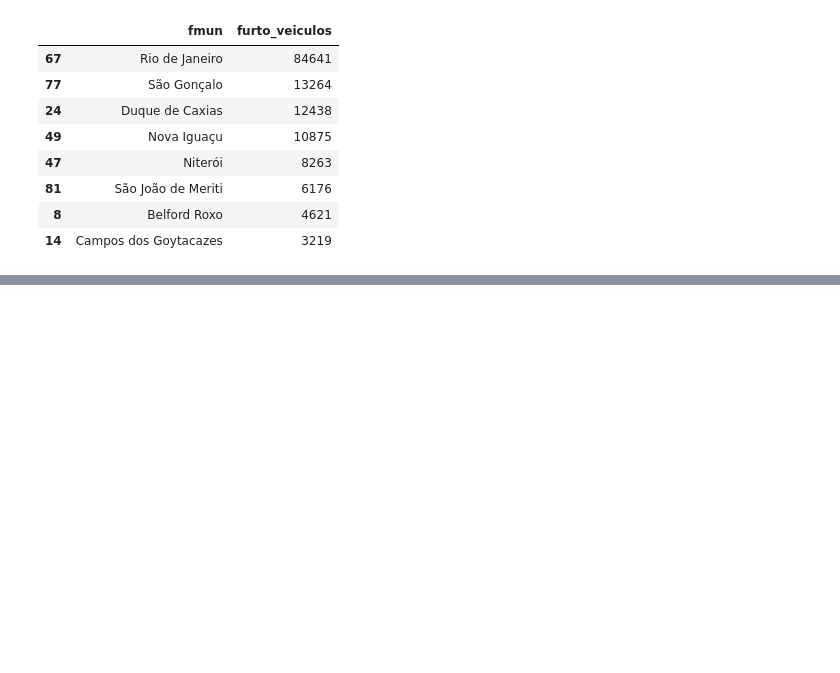
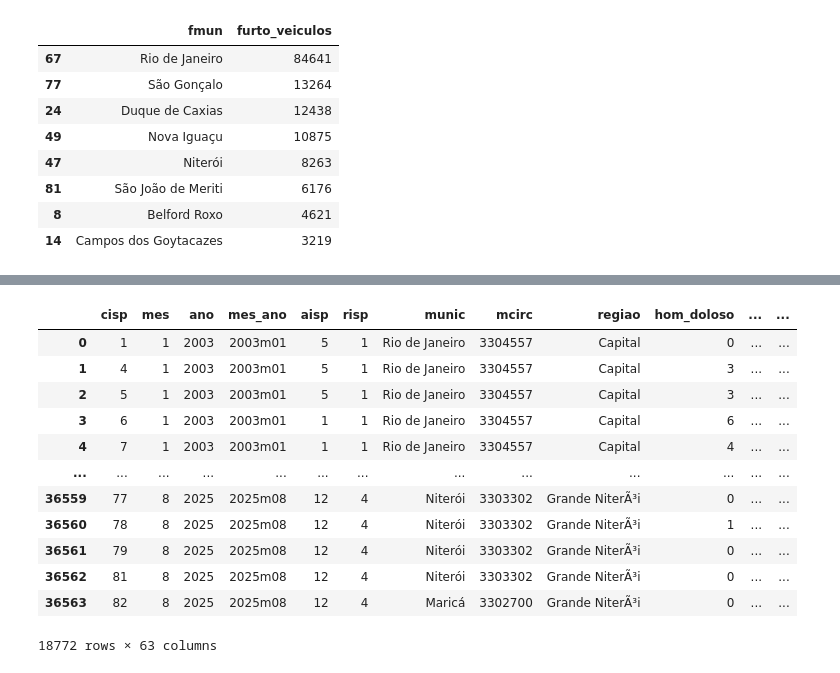
Before and after one commit to leticyanunes/Repo_Senac, a Jupyter notebook: outliers.ipynb, the cells around one changed output, grey strips where cells are left out. Cells and saved outputs as stored; diff of their text form; code cells hidden in the pictures; blank space fills up the shorter version.

```diff
--- a/outliers.ipynb
+++ b/outliers.ipynb
@@ -127,0 +166,18 @@ furtos_municipio.sort_values(by = 'furto_veiculos', ascending= False)
+# %%
+regiao = gestao[(gestao['regiao'] == 'Capital') | (gestao['regiao'] == 'Grande NiterÃ³i') |
+                (gestao['regiao'] == 'Baixada Fluminense')]
+regiao
+# %% [output]
+|  | cisp | mes | ano | mes_ano | aisp | risp | munic | mcirc | regiao | hom_doloso | ... | ... |
+| 0 | 1 | 1 | 2003 | 2003m01 | 5 | 1 | Rio de Janeiro | 3304557 | Capital | 0 | ... | ... |
+| 1 | 4 | 1 | 2003 | 2003m01 | 5 | 1 | Rio de Janeiro | 3304557 | Capital | 3 | ... | ... |
+| 2 | 5 | 1 | 2003 | 2003m01 | 5 | 1 | Rio de Janeiro | 3304557 | Capital | 3 | ... | ... |
+| 3 | 6 | 1 | 2003 | 2003m01 | 1 | 1 | Rio de Janeiro | 3304557 | Capital | 6 | ... | ... |
+| 4 | 7 | 1 | 2003 | 2003m01 | 1 | 1 | Rio de Janeiro | 3304557 | Capital | 4 | ... | ... |
+| ... | ... | ... | ... | ... | ... | ... | ... | ... | ... | ... | ... | ... |
+| 36559 | 77 | 8 | 2025 | 2025m08 | 12 | 4 | Niterói | 3303302 | Grande NiterÃ³i | 0 | ... | ... |
+| 36560 | 78 | 8 | 2025 | 2025m08 | 12 | 4 | Niterói | 3303302 | Grande NiterÃ³i | 1 | ... | ... |
+| 36561 | 79 | 8 | 2025 | 2025m08 | 12 | 4 | Niterói | 3303302 | Grande NiterÃ³i | 0 | ... | ... |
+| 36562 | 81 | 8 | 2025 | 2025m08 | 12 | 4 | Niterói | 3303302 | Grande NiterÃ³i | 0 | ... | ... |
+| 36563 | 82 | 8 | 2025 | 2025m08 | 12 | 4 | Maricá | 3302700 | Grande NiterÃ³i | 0 | ... | ... |
+18772 rows × 63 columns
```
Also changed, not shown: parts of 13 cells of this notebook, 1 other file.
